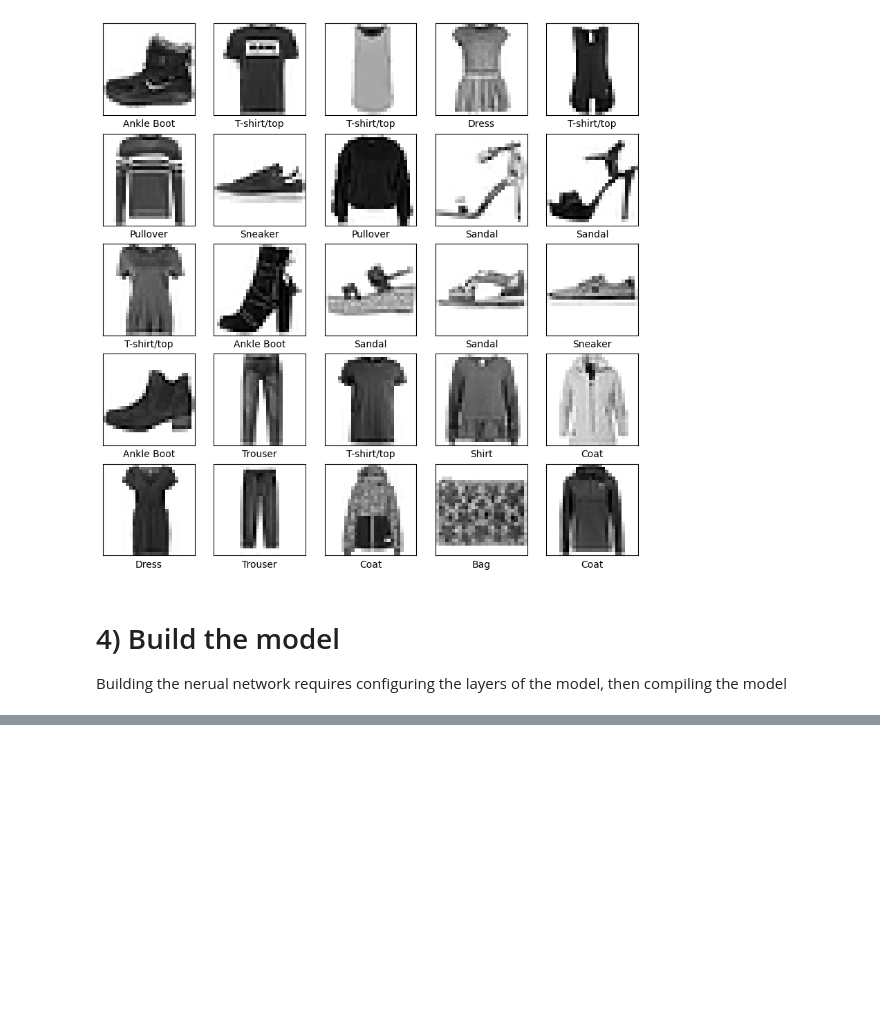
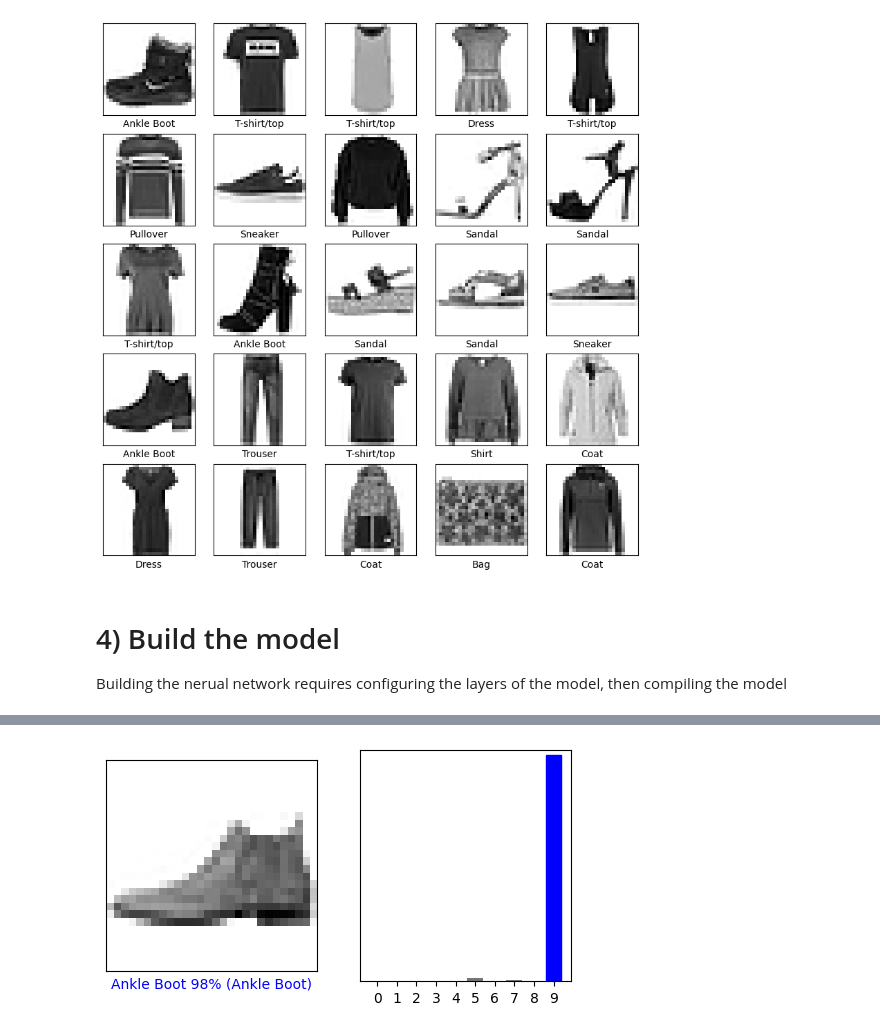
Before and after one commit to neko88/Machine-Learning, a Jupyter notebook: Tensorflow_Intro_01_Fashion_MNIST_dataset.ipynb, the cells around one changed output, grey strips where cells are left out. Drawn from its saved outputs; the diff is of its cells as text; code cells hidden in the pictures; blank space fills up the shorter version.

```diff
--- a/Tensorflow_Intro_01_Fashion_MNIST_dataset.ipynb
+++ b/Tensorflow_Intro_01_Fashion_MNIST_dataset.ipynb
@@ -119,0 +193,3 @@ model = tf.keras.Sequential([
+# %%
+# The model predicts the label for each image in the testing set.
+predictions = probability_model.predict(test_images)
@@ -119,0 +231,44 @@ model = tf.keras.Sequential([
+# %%
+def plot_image(i, predictions_array, true_label, img):
+  true_label, img = true_label[i], img[i]
+  plt.grid(False)
+  plt.xticks([])
+  plt.yticks([])
+
+  plt.imshow(img, cmap=plt.cm.binary)
+
+  predicted_label = np.argmax(predictions_array)
+  if predicted_label == true_label:
+    color = 'blue'
+  else:
+    color = 'red'
+
+  plt.xlabel("{} {:2.0f}% ({})".format(class_names[predicted_label],
+                                100*np.max(predictions_array),
+                                class_names[true_label]),
+                                color=color)
+
+def plot_value_array(i, predictions_array, true_label):
+  true_label = true_label[i]
+  plt.grid(False)
+  plt.xticks(range(10))
+  plt.yticks([])
+  thisplot = plt.bar(range(10), predictions_array, color="#777777")
+  plt.ylim([0, 1])
+  predicted_label = np.argmax(predictions_array)
+
+  thisplot[predicted_label].set_color('red')
+  thisplot[true_label].set_color('blue')
+# %%
+# Display the predicted image and label, with its prediction value
+i = 0
+
+plt.figure( figsize=(6,3) )
+plt.subplot(1,2,1)
+plot_image(i, predictions[i], test_labels, test_images)
+
+plt.subplot(1,2,2)
+plot_value_array(i, predictions[i], test_labels)
+plt.show()
+# %% [output]
+[figure, added]
```
Also changed, not shown: parts of 28 cells of this notebook.
